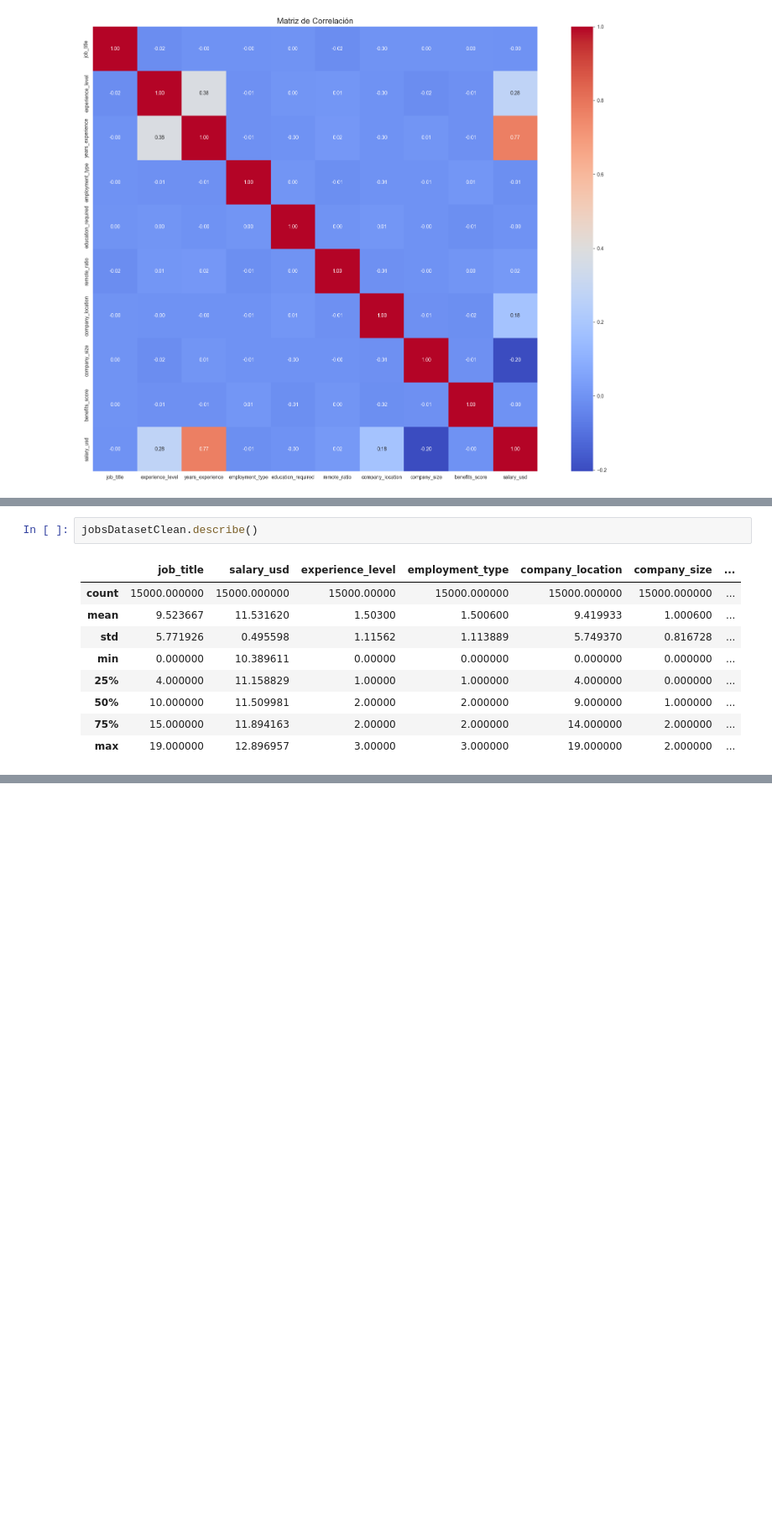
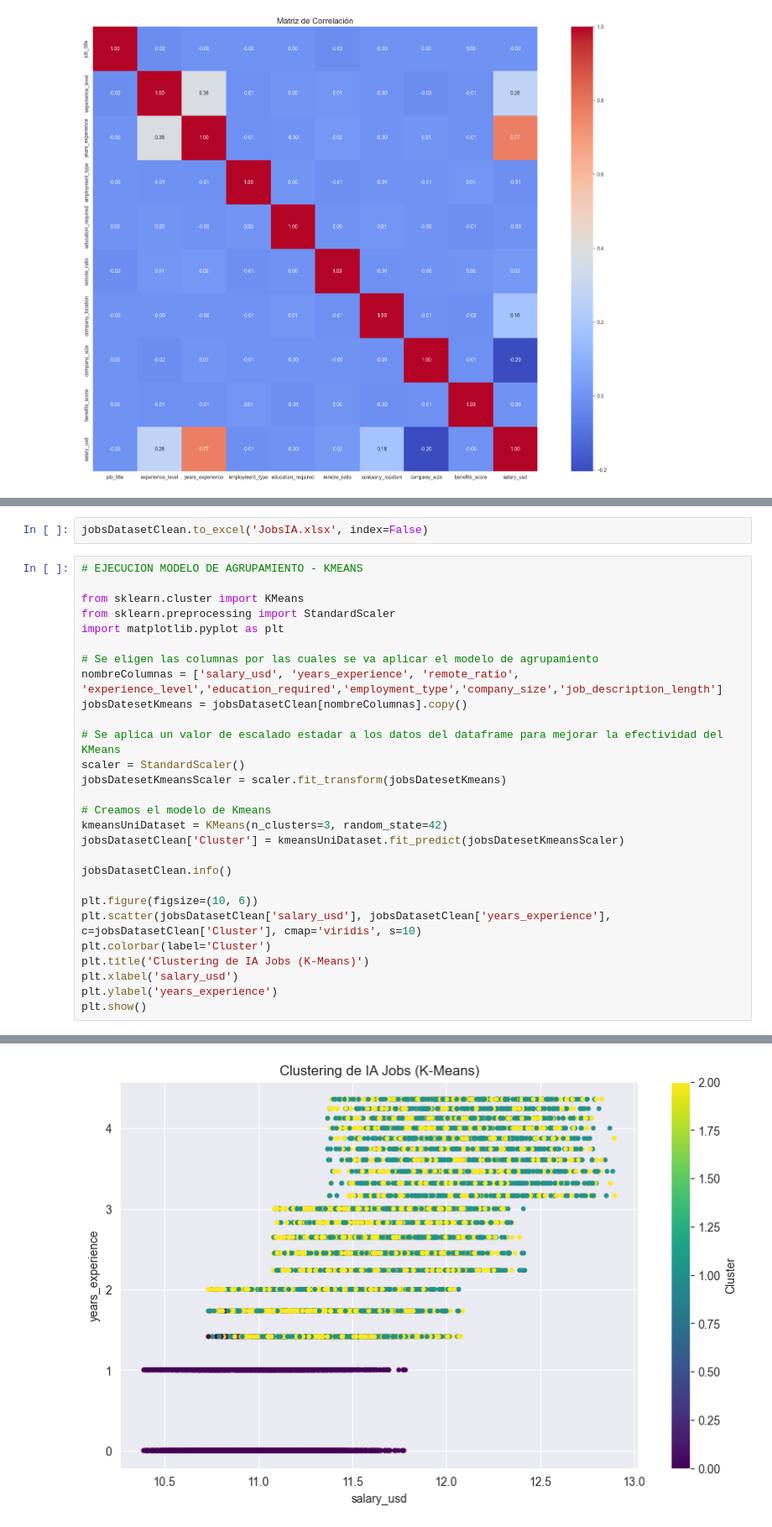
Before and after one commit to Wilmar21/Global_IA_Job_Market_Analysis, a Jupyter notebook: JobsIA.ipynb, the cells around one changed output, grey strips where cells are left out. Shown at 84% size. Cells and saved outputs as stored; diff of their text form; blank space fills up the shorter version.

Commit message:
modelo de agrupamiento k means

```diff
--- a/JobsIA.ipynb
+++ b/JobsIA.ipynb
@@ -667,12 +688,31 @@ Posible overall-score Caso 2:  11.075796880723955
-# %%
-jobsDatasetClean.describe()
-# %% [output]
-|  | job_title | salary_usd | experience_level | employment_type | company_location | company_size | ... |
-| count | 15000.000000 | 15000.000000 | 15000.00000 | 15000.000000 | 15000.000000 | 15000.000000 | ... |
-| mean | 9.523667 | 11.531620 | 1.50300 | 1.500600 | 9.419933 | 1.000600 | ... |
-| std | 5.771926 | 0.495598 | 1.11562 | 1.113889 | 5.749370 | 0.816728 | ... |
-| min | 0.000000 | 10.389611 | 0.00000 | 0.000000 | 0.000000 | 0.000000 | ... |
-| 25% | 4.000000 | 11.158829 | 1.00000 | 1.000000 | 4.000000 | 0.000000 | ... |
-| 50% | 10.000000 | 11.509981 | 2.00000 | 2.000000 | 9.000000 | 1.000000 | ... |
-| 75% | 15.000000 | 11.894163 | 2.00000 | 2.000000 | 14.000000 | 2.000000 | ... |
-| max | 19.000000 | 12.896957 | 3.00000 | 3.000000 | 19.000000 | 2.000000 | ... |
+# %%
+jobsDatasetClean.to_excel('JobsIA.xlsx', index=False)
+# %%
+# EJECUCION MODELO DE AGRUPAMIENTO - KMEANS
+
+from sklearn.cluster import KMeans
+from sklearn.preprocessing import StandardScaler
+import matplotlib.pyplot as plt
+
+# Se eligen las columnas por las cuales se va aplicar el modelo de agrupamiento
+nombreColumnas = ['salary_usd', 'years_experience', 'remote_ratio', 'experience_level','education_required','employment_type','company_size','job_description_length']
+jobsDatesetKmeans = jobsDatasetClean[nombreColumnas].copy()
+
+# Se aplica un valor de escalado estadar a los datos del dataframe para mejorar la efectividad del KMeans
+scaler = StandardScaler()
+jobsDatesetKmeansScaler = scaler.fit_transform(jobsDatesetKmeans)
+
+# Creamos el modelo de Kmeans
+kmeansUniDataset = KMeans(n_clusters=3, random_state=42)
+jobsDatasetClean['Cluster'] = kmeansUniDataset.fit_predict(jobsDatesetKmeansScaler)
+
+jobsDatasetClean.info()
+
+plt.figure(figsize=(10, 6))
+plt.scatter(jobsDatasetClean['salary_usd'], jobsDatasetClean['years_experience'], c=jobsDatasetClean['Cluster'], cmap='viridis', s=10)
+plt.colorbar(label='Cluster')
+plt.title('Clustering de IA Jobs (K-Means)')
+plt.xlabel('salary_usd')
+plt.ylabel('years_experience')
+plt.show()
+# %% [output]
@@ -678,0 +736 @@ jobsDatasetClean.describe()
+[figure, added]
```
Also changed, not shown: parts of 4 cells of this notebook, 2 other files.
